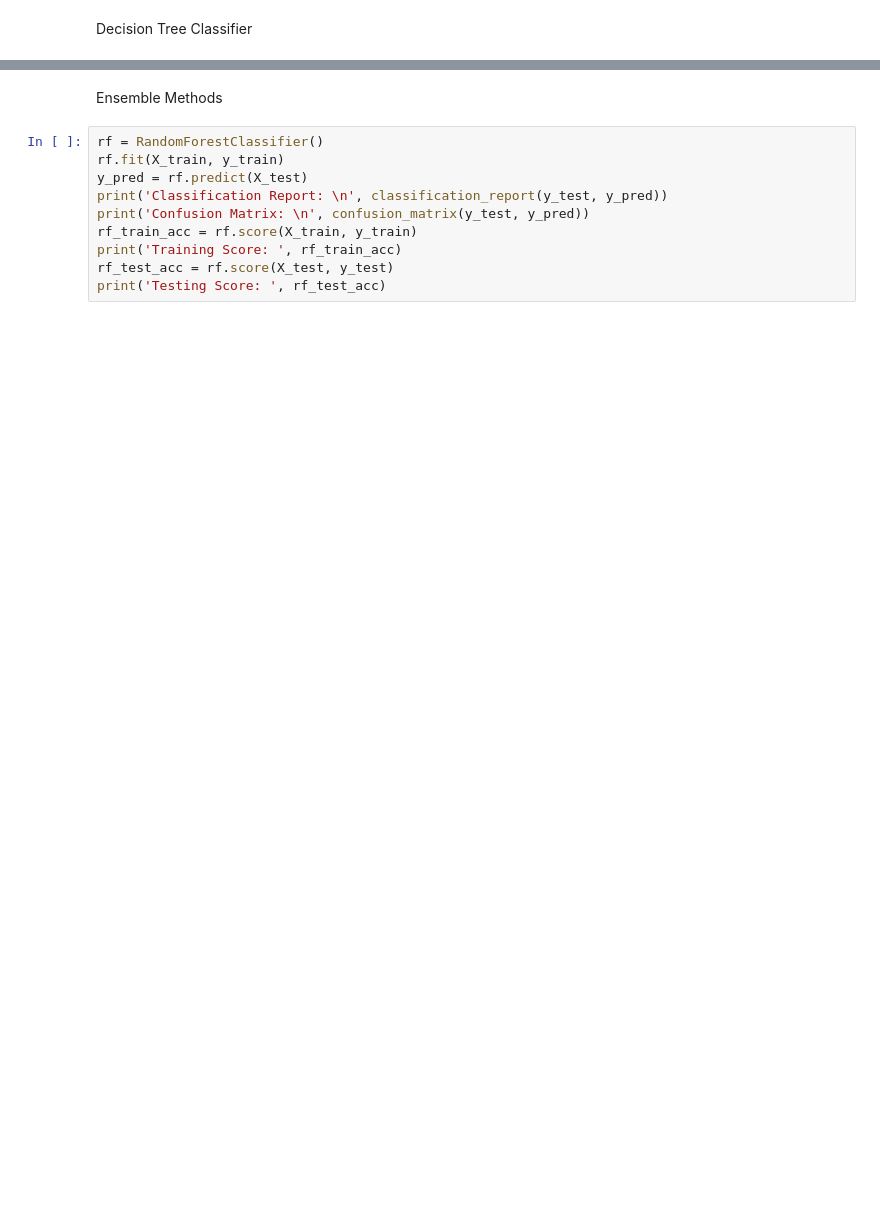
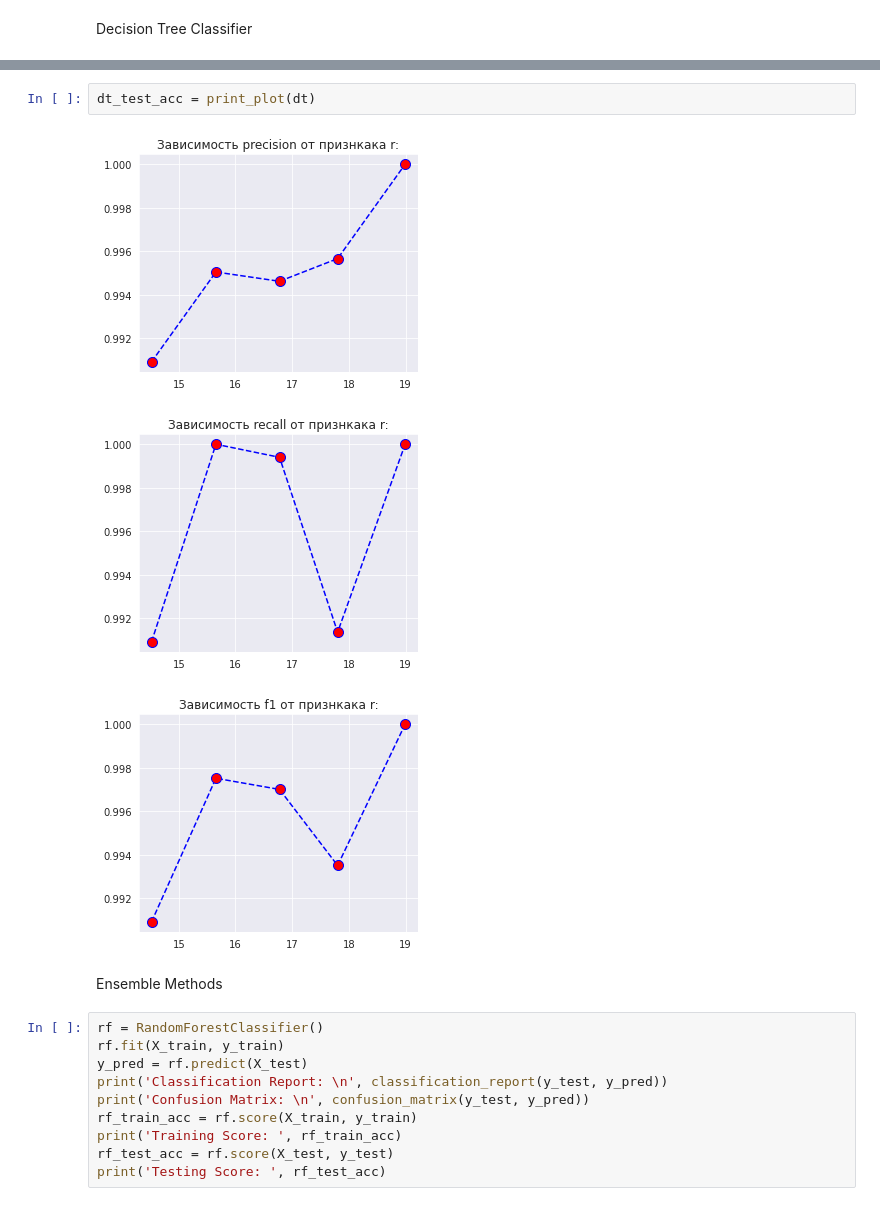
Before and after one commit to NadezhdaMalysheva/Classification-of-star-galaxy-and-quasar, a Jupyter notebook: notebook80e1289c1e.ipynb, the cells around one changed output, grey strips where cells are left out. Saved outputs shown, nothing was run; the diff lists cells and outputs as text; blank space fills up the shorter version.

```diff
--- a/notebook80e1289c1e.ipynb
+++ b/notebook80e1289c1e.ipynb
@@ -382,3 +394,9 @@ Testing Score:  0.9836666666666667
+# %%
+dt_test_acc = print_plot(dt)
+# %% [output]
+[figure, added]
+[figure, added]
+[figure, added]
 # %% [markdown]
 Ensemble Methods
 # %%
```
Also changed, not shown: parts of 29 cells of this notebook.
